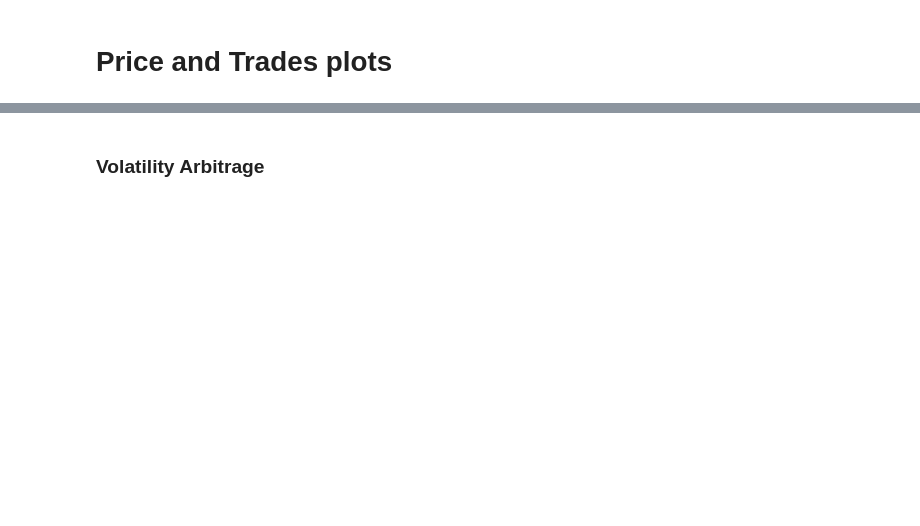
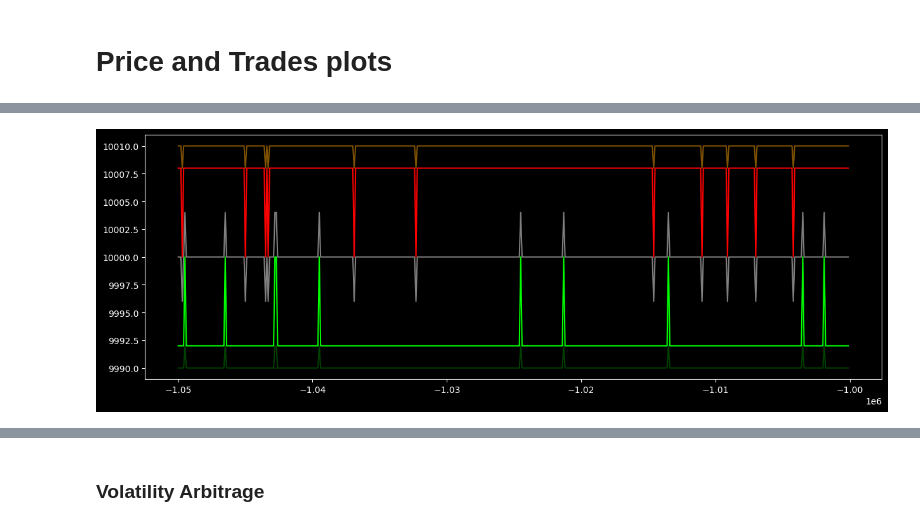
Before and after one commit to marcobattiston21/imc-prosperity-4, a Jupyter notebook: prosperity4/round0/ROUND0_Analysis.ipynb, the cells around one changed output, grey strips where cells are left out. Drawn from its saved outputs; the diff is of its cells as text; code cells hidden in the pictures; blank space fills up the shorter version.

```diff
--- a/prosperity4/round0/ROUND0_Analysis.ipynb
+++ b/prosperity4/round0/ROUND0_Analysis.ipynb
@@ -101,13 +143,15 @@ emeralds.head()
 # %%
 plt.figure(figsize=(15,5))
 plt.plot(emeralds["t"][-500:], emeralds["mid_price"][-500:], color = "white", alpha = 0.5)
 plt.plot(emeralds["t"][-500:], emeralds["ask_price_1"][-500:], color = "red", alpha = 1)
 plt.plot(emeralds["t"][-500:], emeralds["ask_price_2"][-500:], color = "orange", alpha = 0.5)
-plt.plot(emeralds["t"][-500:], emeralds["ask_price_3"][-500:], color = "salmon", alpha = 0.25)
+plt.plot(emeralds["t"][-500:], emeralds["ask_price_3"][-500:], color = "salmon", alpha = 0.5)
 plt.plot(emeralds["t"][-500:], emeralds["bid_price_1"][-500:], color = "lime", alpha = 1)
 plt.plot(emeralds["t"][-500:], emeralds["bid_price_2"][-500:], color = "green", alpha = 0.5)
-plt.plot(emeralds["t"][-500:], emeralds["bid_price_3"][-500:], color = "darkgreen", alpha = 0.25)
+plt.plot(emeralds["t"][-500:], emeralds["bid_price_3"][-500:], color = "darkgreen", alpha = 0.5)
 plt.show()
+# %% [output]
+[figure, added]
 # %%
 # This considers the mid price
 plt.figure(figsize=(15,5))
```
Also changed, not shown: parts of 14 cells of this notebook, 1 other file.
